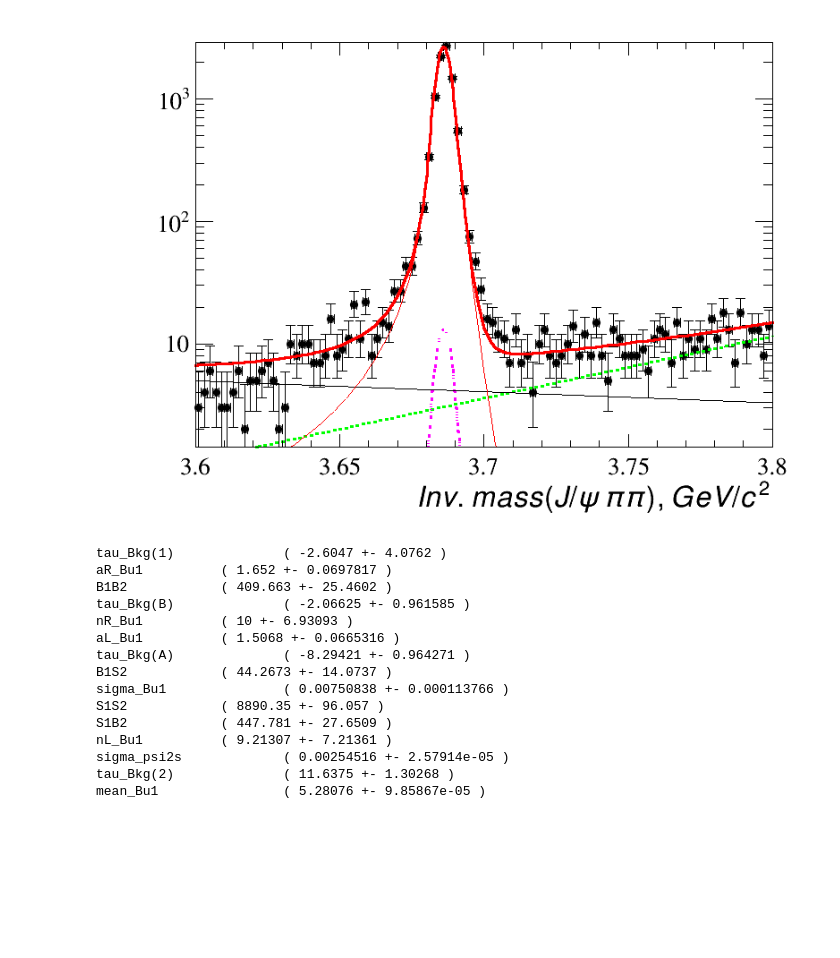
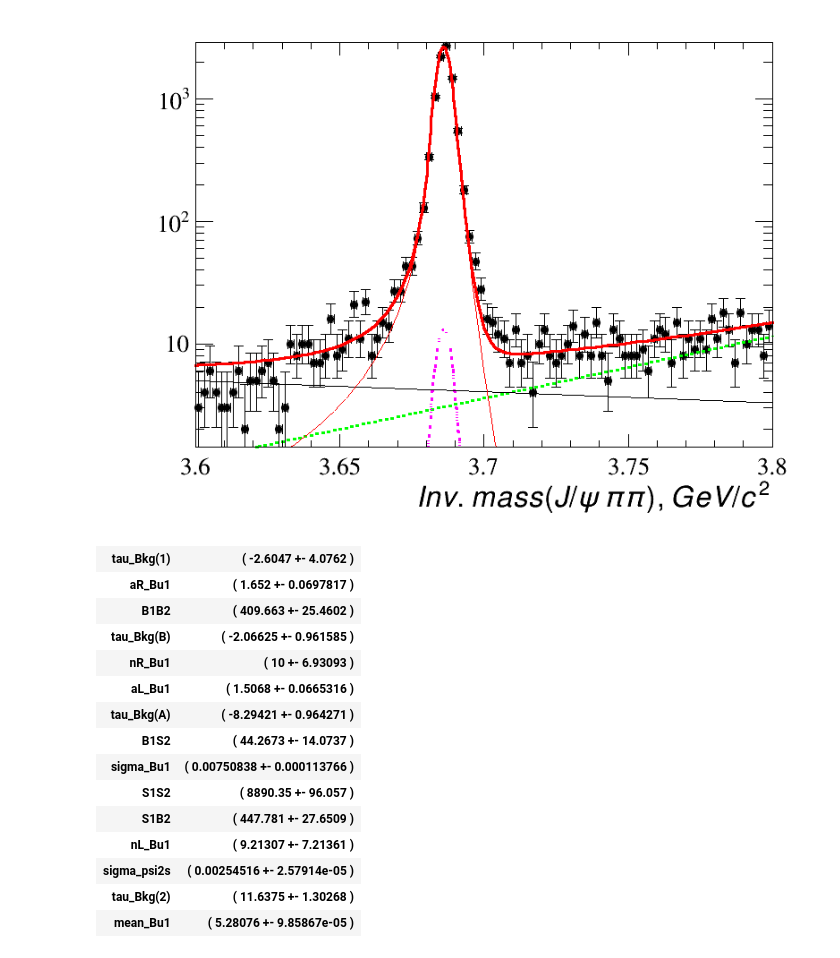
Before and after one commit to sashabaranov/Bu2JpsiKKpi, a Jupyter notebook: Kpipi/fit/2D fit.ipynb, the cells around one changed output. Drawn from its saved outputs; the diff is of its cells as text; code cells hidden in the pictures; blank space fills up the shorter version.

Commit message:
Kpipi: 2D fit result table

```diff
--- a/Kpipi/fit/2D fit.ipynb
+++ b/Kpipi/fit/2D fit.ipynb
@@ -91,28 +91,29 @@ c1.SetLogy()
 c1
 # %% [output]
 [figure]
-# %%
-s = """<table>
-<tr>
-<th>Header 1</th> <th>Header 2</th></tr>
-</table>"""
-
-
-for name, val in r[0].parameters().items():
-    print name, "\t\t", val[0]
-# %% [output]
-tau_Bkg(1)              ( -2.6047 +- 4.0762 )
-aR_Bu1          ( 1.652 +- 0.0697817 )
-B1B2            ( 409.663 +- 25.4602 )
-tau_Bkg(B)              ( -2.06625 +- 0.961585 )
-nR_Bu1          ( 10 +- 6.93093 )
-aL_Bu1          ( 1.5068 +- 0.0665316 )
-tau_Bkg(A)              ( -8.29421 +- 0.964271 )
-B1S2            ( 44.2673 +- 14.0737 )
-sigma_Bu1               ( 0.00750838 +- 0.000113766 )
-S1S2            ( 8890.35 +- 96.057 )
-S1B2            ( 447.781 +- 27.6509 )
-nL_Bu1          ( 9.21307 +- 7.21361 )
-sigma_psi2s             ( 0.00254516 +- 2.57914e-05 )
-tau_Bkg(2)              ( 11.6375 +- 1.30268 )
-mean_Bu1                ( 5.28076 +- 9.85867e-05 )
+# %%
+from IPython.display import HTML
+s = "<table>"
+
+
+for name, val in r[0].parameters().items():
+    s += "<tr><th>{}</th> <th>{}</th></tr>".format(name, val[0])
+
+s += "</table>"
+h = HTML(s); h
+# %% [output]
+| tau_Bkg(1) | ( -2.6047 +- 4.0762 ) |
+| aR_Bu1 | ( 1.652 +- 0.0697817 ) |
+| B1B2 | ( 409.663 +- 25.4602 ) |
+| tau_Bkg(B) | ( -2.06625 +- 0.961585 ) |
+| nR_Bu1 | ( 10 +- 6.93093 ) |
+| aL_Bu1 | ( 1.5068 +- 0.0665316 ) |
+| tau_Bkg(A) | ( -8.29421 +- 0.964271 ) |
+| B1S2 | ( 44.2673 +- 14.0737 ) |
+| sigma_Bu1 | ( 0.00750838 +- 0.000113766 ) |
+| S1S2 | ( 8890.35 +- 96.057 ) |
+| S1B2 | ( 447.781 +- 27.6509 ) |
+| nL_Bu1 | ( 9.21307 +- 7.21361 ) |
+| sigma_psi2s | ( 0.00254516 +- 2.57914e-05 ) |
+| tau_Bkg(2) | ( 11.6375 +- 1.30268 ) |
+| mean_Bu1 | ( 5.28076 +- 9.85867e-05 ) |
```
